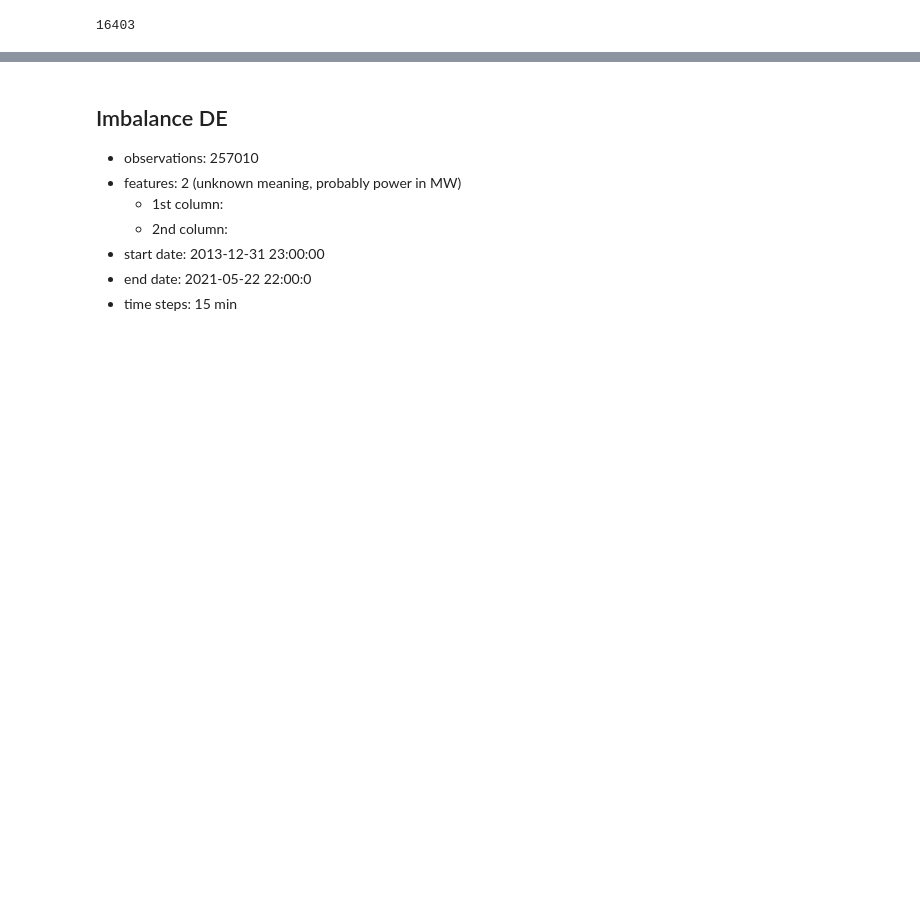
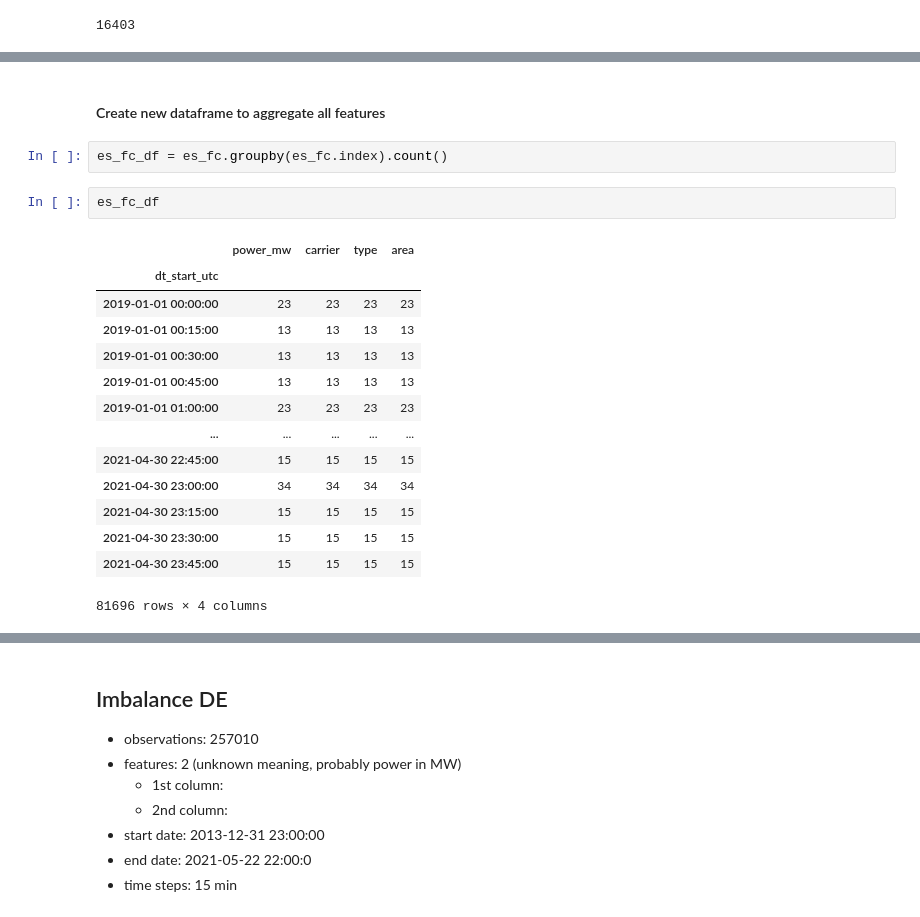
Before and after one commit to Windbenders/capstone_energy, a Jupyter notebook: notebooks/eda1_laurent.ipynb, the cells around one changed output, grey strips where cells are left out. Cells and saved outputs as stored; diff of their text form; blank space fills up the shorter version.

```diff
--- a/notebooks/eda1_laurent.ipynb
+++ b/notebooks/eda1_laurent.ipynb
@@ -198,0 +243,21 @@ es_fc['version_utc'].nunique()
+# %% [markdown]
+#### Create new dataframe to aggregate all features
+# %%
+es_fc_df = es_fc.groupby(es_fc.index).count()
+# %%
+es_fc_df
+# %% [output]
+|  | power_mw | carrier | type | area |
+| dt_start_utc |  |  |  |  |
+| 2019-01-01 00:00:00 | 23 | 23 | 23 | 23 |
+| 2019-01-01 00:15:00 | 13 | 13 | 13 | 13 |
+| 2019-01-01 00:30:00 | 13 | 13 | 13 | 13 |
+| 2019-01-01 00:45:00 | 13 | 13 | 13 | 13 |
+| 2019-01-01 01:00:00 | 23 | 23 | 23 | 23 |
+| ... | ... | ... | ... | ... |
+| 2021-04-30 22:45:00 | 15 | 15 | 15 | 15 |
+| 2021-04-30 23:00:00 | 34 | 34 | 34 | 34 |
+| 2021-04-30 23:15:00 | 15 | 15 | 15 | 15 |
+| 2021-04-30 23:30:00 | 15 | 15 | 15 | 15 |
+| 2021-04-30 23:45:00 | 15 | 15 | 15 | 15 |
+81696 rows × 4 columns
```
Also changed, not shown: parts of 56 cells of this notebook.
